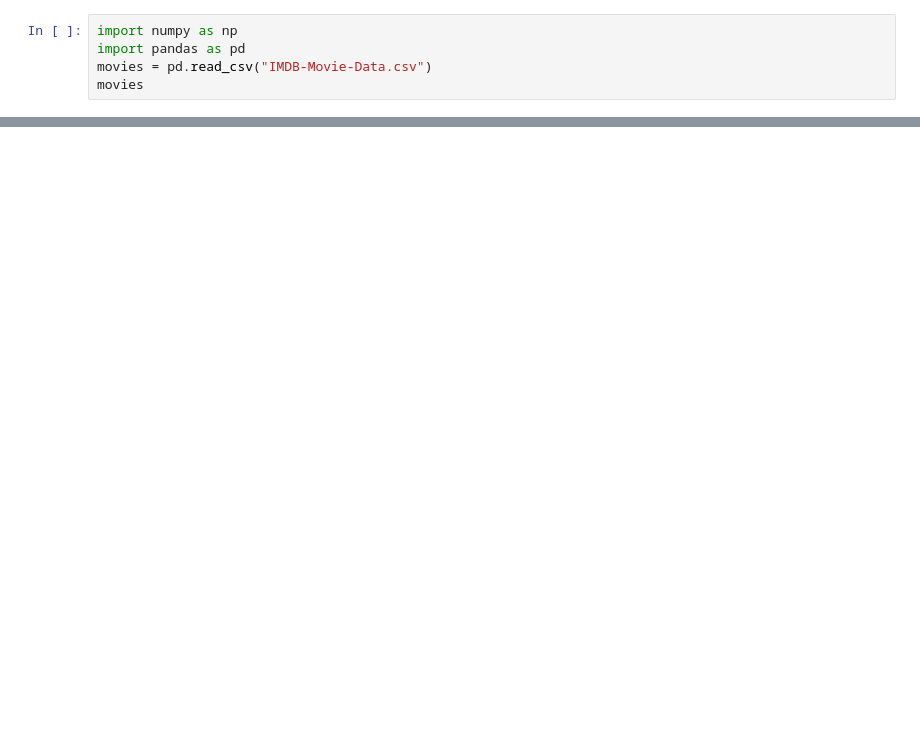
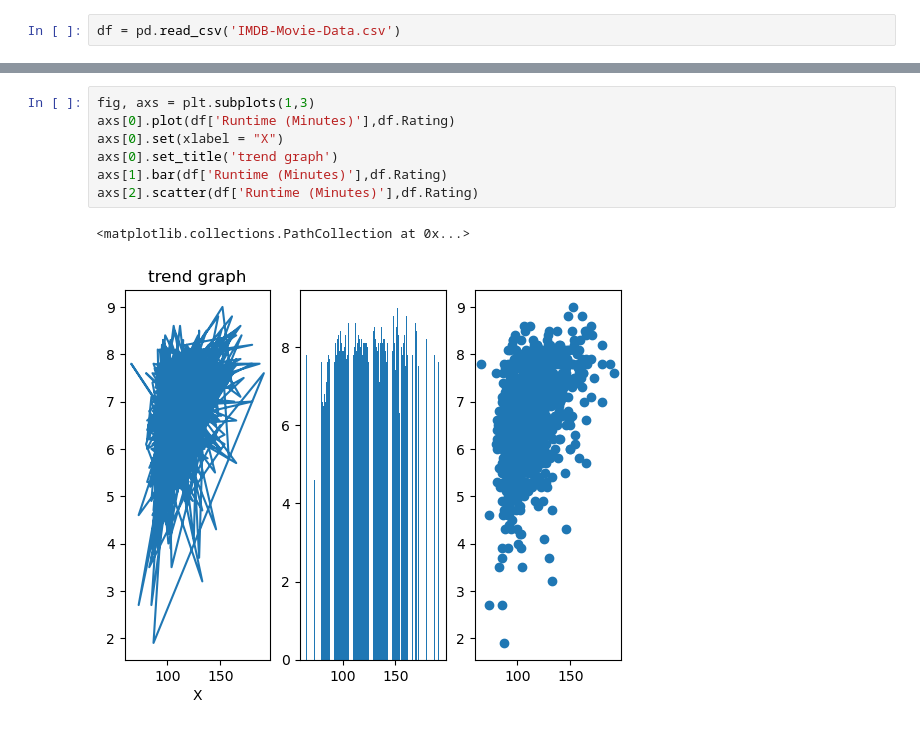
Before and after one commit to Grey-hatcoder/My-Coding-files, a Jupyter notebook: VK-1.ipynb, the cells around one changed output, grey strips where cells are left out. Cells and saved outputs as stored; diff of their text form; blank space fills up the shorter version.

```diff
--- a/VK-1.ipynb
+++ b/VK-1.ipynb
@@ -1,5 +6,2 @@
 # %%
-import numpy as np
-import pandas as pd
-movies = pd.read_csv("IMDB-Movie-Data.csv")
-movies
+df = pd.read_csv('IMDB-Movie-Data.csv')
@@ -64,0 +17,10 @@ NPS
+# %%
+fig, axs = plt.subplots(1,3)
+axs[0].plot(df['Runtime (Minutes)'],df.Rating)
+axs[0].set(xlabel = "X")
+axs[0].set_title('trend graph')
+axs[1].bar(df['Runtime (Minutes)'],df.Rating)
+axs[2].scatter(df['Runtime (Minutes)'],df.Rating)
+# %% [output]
+<matplotlib.collections.PathCollection at 0x...>
+[figure, added]
```
Also changed, not shown: parts of 9 cells of this notebook, 2 other files.
